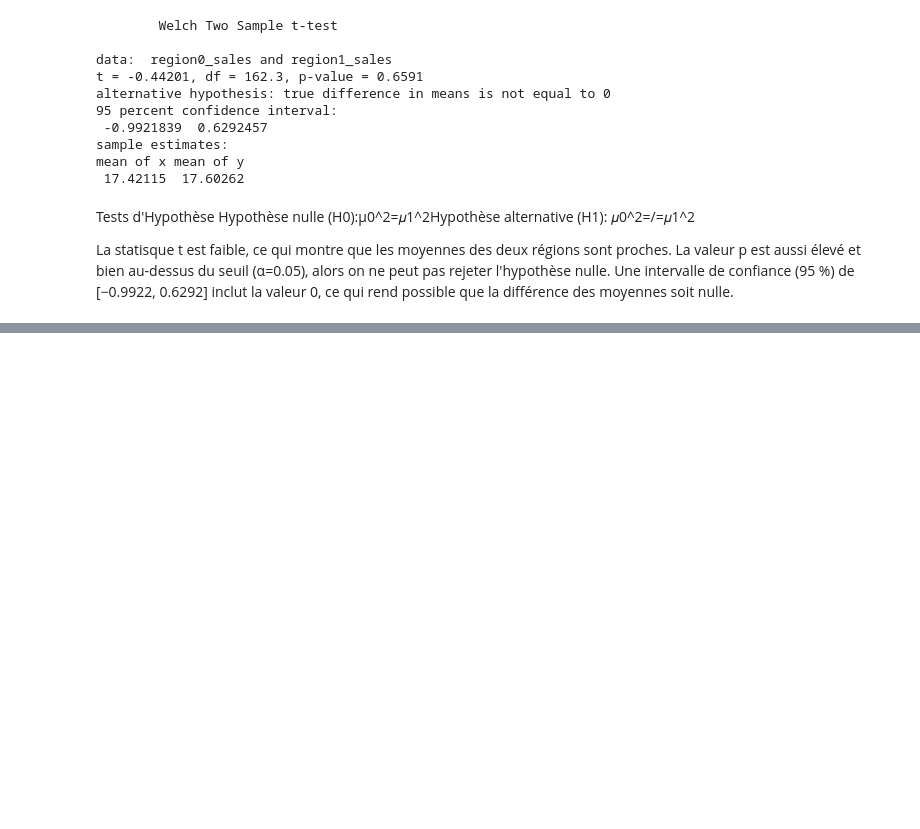
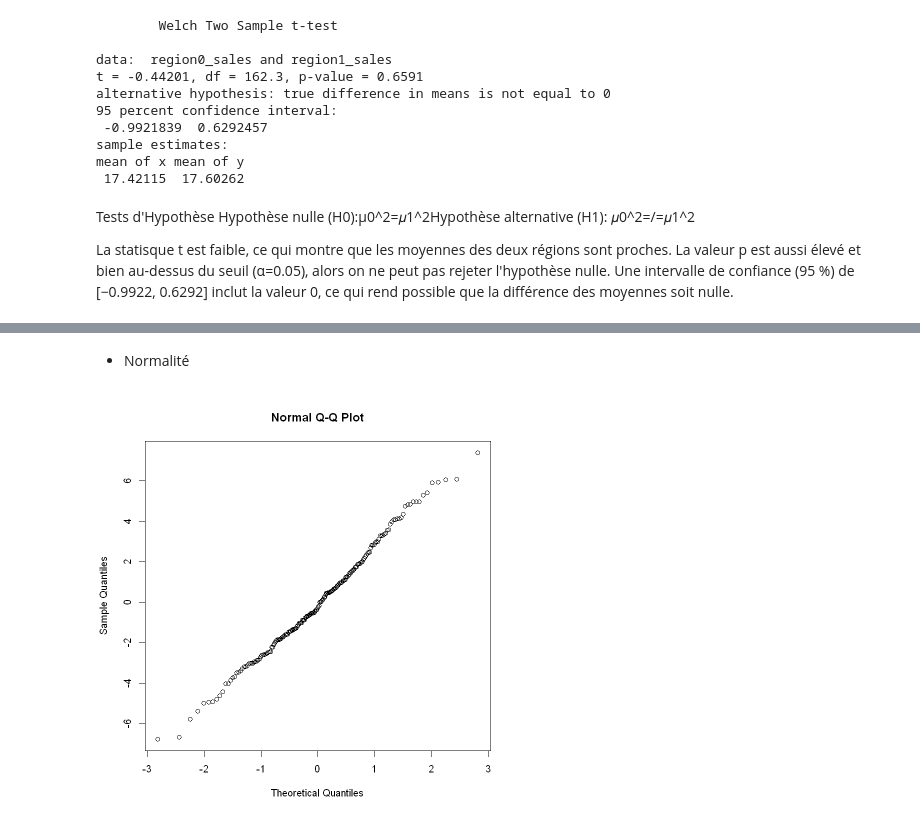
Before and after one commit to Sami-Jouamaa/Devoir-ProbaStats, a Jupyter notebook: Devoir.ipynb, the cells around one changed output, grey strips where cells are left out. Saved outputs shown, nothing was run; the diff lists cells and outputs as text; code cells hidden in the pictures; blank space fills up the shorter version.

```diff
--- a/Devoir.ipynb
+++ b/Devoir.ipynb
@@ -238,0 +339,2 @@ Phase 2 : Recherche d'un meilleur modèle
+# %%
+modele2 <- lm(Sales ~ Age, data = data)
@@ -238,0 +373,7 @@ Phase 2 : Recherche d'un meilleur modèle
+# %% [markdown]
+- Normalité
+# %%
+residusModele2 <- residuals(modele2)
+qqnorm(residusModele2)
+# %% [output]
+[figure, added]
```
Also changed, not shown: parts of 92 cells of this notebook.
